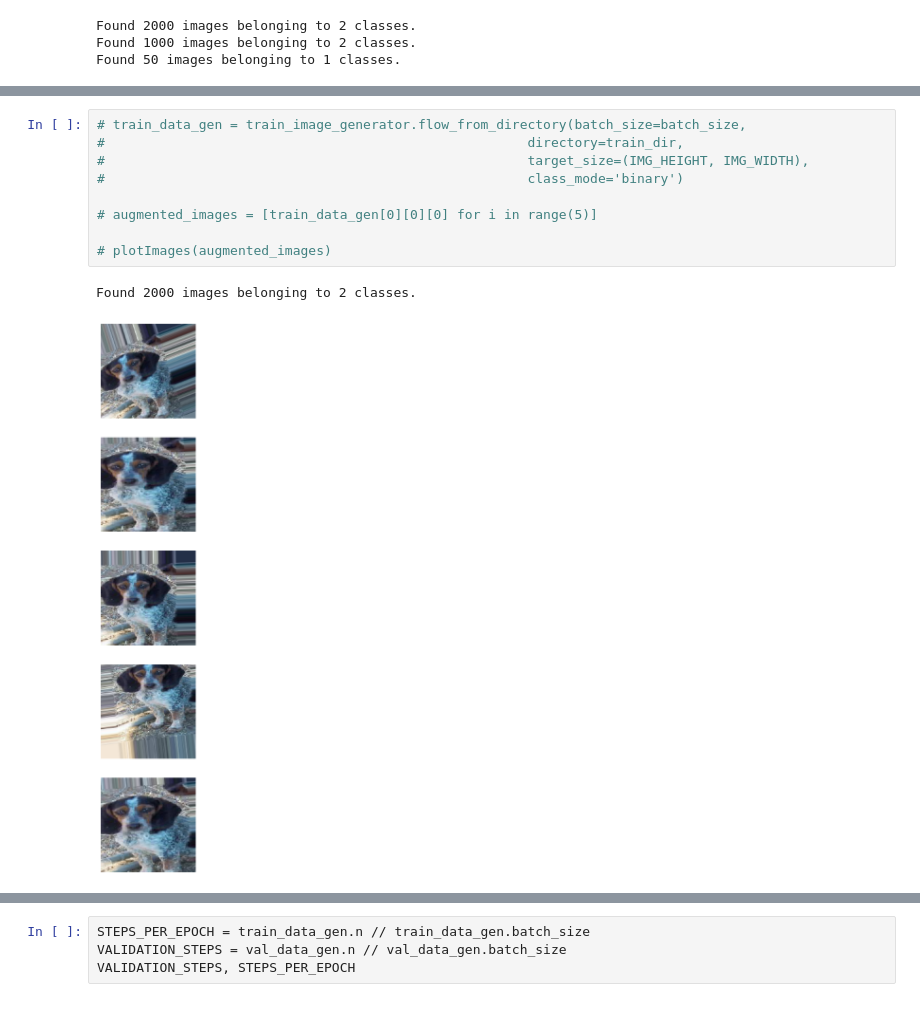
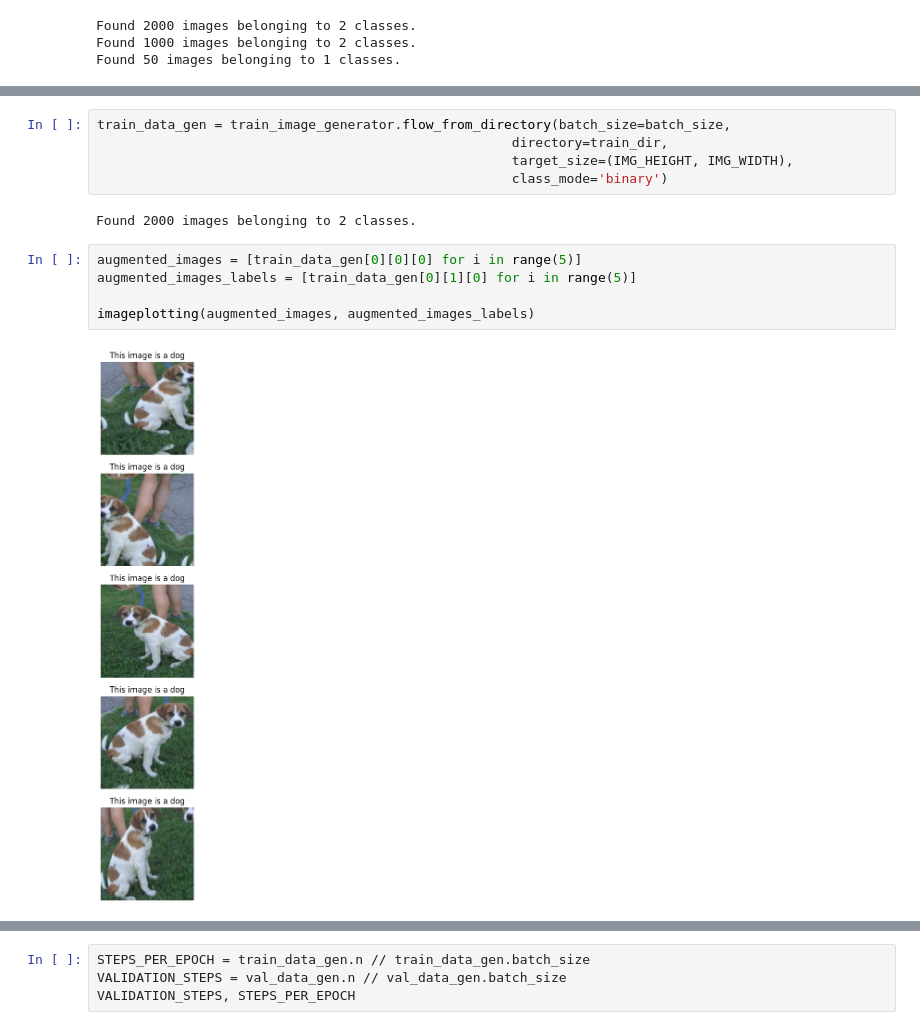
Before and after one commit to eginoux/cat_dog_classifier, a Jupyter notebook: FCC_cat_dog_classifier.ipynb, the cells around one changed output, grey strips where cells are left out. Drawn from its saved outputs; the diff is of its cells as text.

```diff
--- a/FCC_cat_dog_classifier.ipynb
+++ b/FCC_cat_dog_classifier.ipynb
@@ -107,13 +86,15 @@ plotImages(sample_training_images[:5])
 # %%
-# train_data_gen = train_image_generator.flow_from_directory(batch_size=batch_size,
-#                                                      directory=train_dir,
-#                                                      target_size=(IMG_HEIGHT, IMG_WIDTH),
-#                                                      class_mode='binary')
-
-# augmented_images = [train_data_gen[0][0][0] for i in range(5)]
-
-# plotImages(augmented_images)
+train_data_gen = train_image_generator.flow_from_directory(batch_size=batch_size,
+                                                     directory=train_dir,
+                                                     target_size=(IMG_HEIGHT, IMG_WIDTH),
+                                                     class_mode='binary')
 # %% [output]
 Found 2000 images belonging to 2 classes.
-[figure, removed]
+# %%
+augmented_images = [train_data_gen[0][0][0] for i in range(5)]
+augmented_images_labels = [train_data_gen[0][1][0] for i in range(5)]
+
+imageplotting(augmented_images, augmented_images_labels)
+# %% [output]
+[figure, added]
 # %%
```
Also changed, not shown: parts of 13 cells of this notebook.
